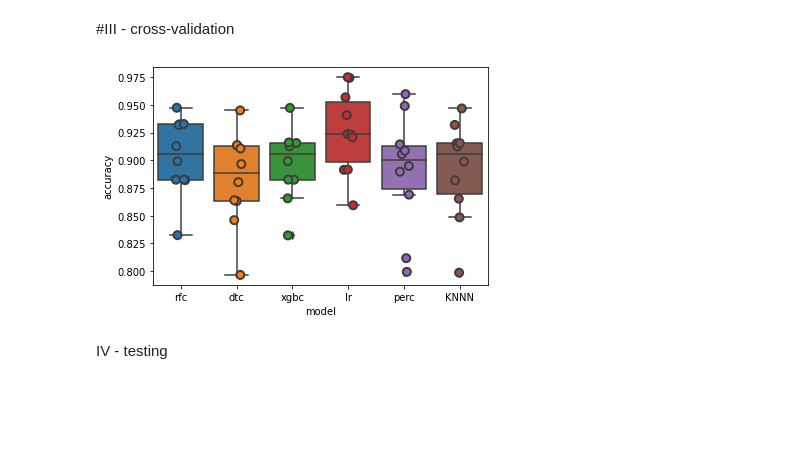
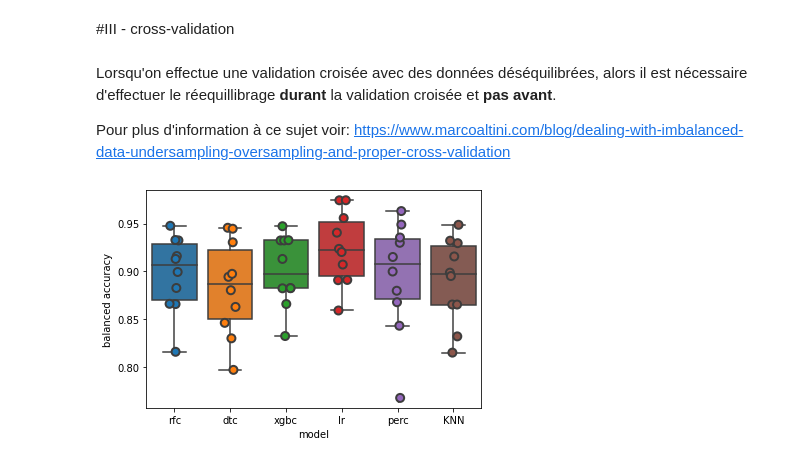
Before and after one commit to lugonthier/credit_card_fraud_detection, a Jupyter notebook: model_building_V3.ipynb, the cells around one changed output. Cells and saved outputs as stored; diff of their text form; code cells hidden in the pictures; blank space fills up the shorter version.

```diff
--- a/model_building_V3.ipynb
+++ b/model_building_V3.ipynb
@@ -163,7 +172,7 @@ for key, classifier in classifiers.items():
     print(key + ' tuning...')
     estimators.append(key)
 
-    grid = GridSearchCV(classifier, params_classifiers[key],cv=3, scoring = 'balanced_accuracy', verbose=3, n_jobs=-1)
+    grid = GridSearchCV(classifier, params_classifiers[key],cv=5, scoring = 'balanced_accuracy', verbose=3, n_jobs=-1)
     grid.fit(X_train_resampled, y_train_resampled)
 
     best_estimators.append(grid.best_estimator_)
@@ -239,57 +236,30 @@ print(best_estimators)
            validation_fraction=0.1, verbose=0, warm_start=False), KNeighborsClassifier(algorithm='auto', leaf_size=30, metric='minkowski',
                      metric_params=None, n_jobs=None, n_neighbors=2, p=2,
                      weights='uniform')]
-# %%
-best_estimators = [RandomForestClassifier(bootstrap=True, ccp_alpha=0.0, class_weight=None,
-                       criterion='entropy', max_depth=14, max_features='log2',
-                       max_leaf_nodes=None, max_samples=None,
-                       min_impurity_decrease=0.0, min_impurity_split=None,
-                       min_samples_leaf=1, min_samples_split=2,
-                       min_weight_fraction_leaf=0.0, n_estimators=50,
-                       n_jobs=None, oob_score=False, random_state=None,
-                       verbose=0, warm_start=False), DecisionTreeClassifier(ccp_alpha=0.0, class_weight=None, criterion='entropy',
-                       max_depth=19, max_features='auto', max_leaf_nodes=None,
-                       min_impurity_decrease=0.0, min_impurity_split=None,
-                       min_samples_leaf=1, min_samples_split=2,
-                       min_weight_fraction_leaf=0.0, presort='deprecated',
-                       random_state=None, splitter='best'), XGBClassifier(base_score=0.5, booster='gbtree', colsample_bylevel=1,
-              colsample_bynode=1, colsample_bytree=1, gamma=0,
-              learning_rate=0.75, max_delta_step=0, max_depth=7,
-              min_child_weight=1, missing=None, n_estimators=150, n_jobs=1,
-              nthread=None, objective='binary:logistic', random_state=0,
-              reg_alpha=0, reg_lambda=1, scale_pos_weight=1, seed=None,
-              silent=None, subsample=1, verbosity=1), LogisticRegression(C=0.01, class_weight=None, dual=False, fit_intercept=True,
-                   intercept_scaling=1, l1_ratio=None, max_iter=100,
-                   multi_class='auto', n_jobs=None, penalty='l2',
-                   random_state=None, solver='lbfgs', tol=0.0001, verbose=0,
-                   warm_start=False), Perceptron(alpha=0.0001, class_weight=None, early_stopping=False, eta0=1.0,
-           fit_intercept=True, max_iter=1000, n_iter_no_change=5, n_jobs=None,
-           penalty='l2', random_state=0, shuffle=True, tol=0.01,
-           validation_fraction=0.1, verbose=0, warm_start=False), KNeighborsClassifier(algorithm='auto', leaf_size=30, metric='minkowski',
-                     metric_params=None, n_jobs=None, n_neighbors=2, p=2,
-                     weights='uniform')]
 # %% [markdown]
 #III - cross-validation
+# %% [markdown]
+Lorsqu'on effectue une validation croisée avec des données déséquilibrées, alors il est nécessaire d'effectuer le réequillibrage <b>durant</b> la validation croisée et <b>pas avant</b>.
+
+Pour plus d'information à ce sujet voir: https://www.marcoaltini.com/blog/dealing-with-imbalanced-data-undersampling-oversampling-and-proper-cross-validation
 # %%
 all_scores = []
 for estim in best_estimators:
     pipeline = imbalanced_make_pipeline(over, under, estim)
-    all_scores.append(cross_val_score(pipeline, X_origin_train.values, y_origin_train.values, cv=10, scoring='balanced_accuracy'))
+    all_scores.append(cross_val_score(pipeline, X_origin_train, y_origin_train, cv=10, scoring='balanced_accuracy'))
 # %%
 entries = []
-models = ['rfc', 'dtc', 'xgbc', 'lr', 'perc', 'KNNN']
+models = ['rfc', 'dtc', 'xgbc', 'lr', 'perc', 'KNN']
 for i in range(0, len(all_scores)):
     for score in all_scores[i]:
         entries.append((models[i], score))
 
-cv_df = pd.DataFrame(entries, columns=['model','accuracy'])
+cv_df = pd.DataFrame(entries, columns=['model','balanced accuracy'])
 
 
-sns.boxplot(x='model', y='accuracy', data=cv_df)
-sns.stripplot(x='model', y='accuracy', data=cv_df,
+sns.boxplot(x='model', y='balanced accuracy', data=cv_df)
+sns.stripplot(x='model', y='balanced accuracy', data=cv_df,
                           size=8, jitter=True, edgecolor="gray", linewidth=2)
 plt.show()
 # %% [output]
-[figure, old version]
+[figure, new version]
-# %% [markdown]
-IV - testing
```
Also changed, not shown: parts of 10 cells of this notebook.
